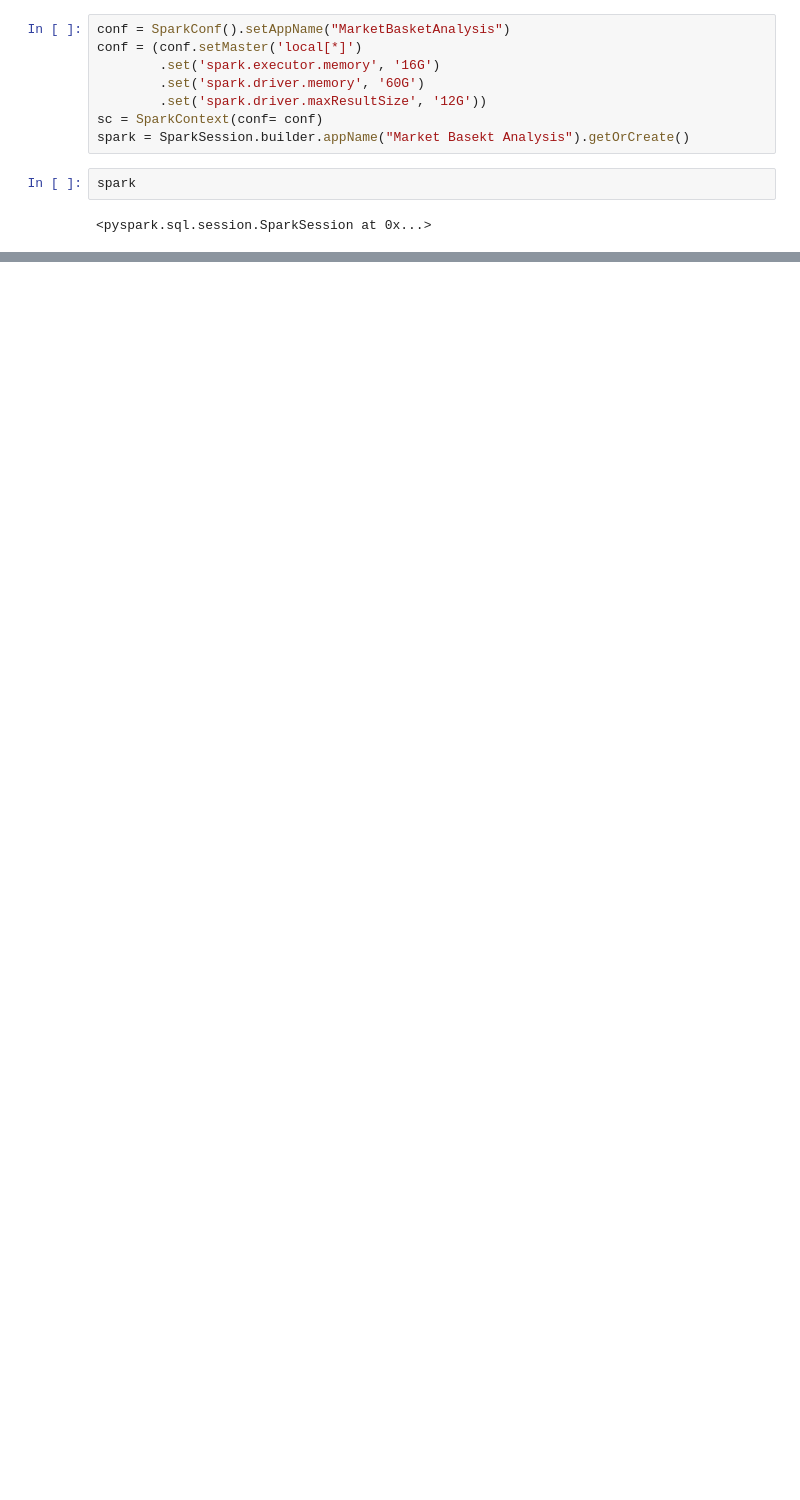
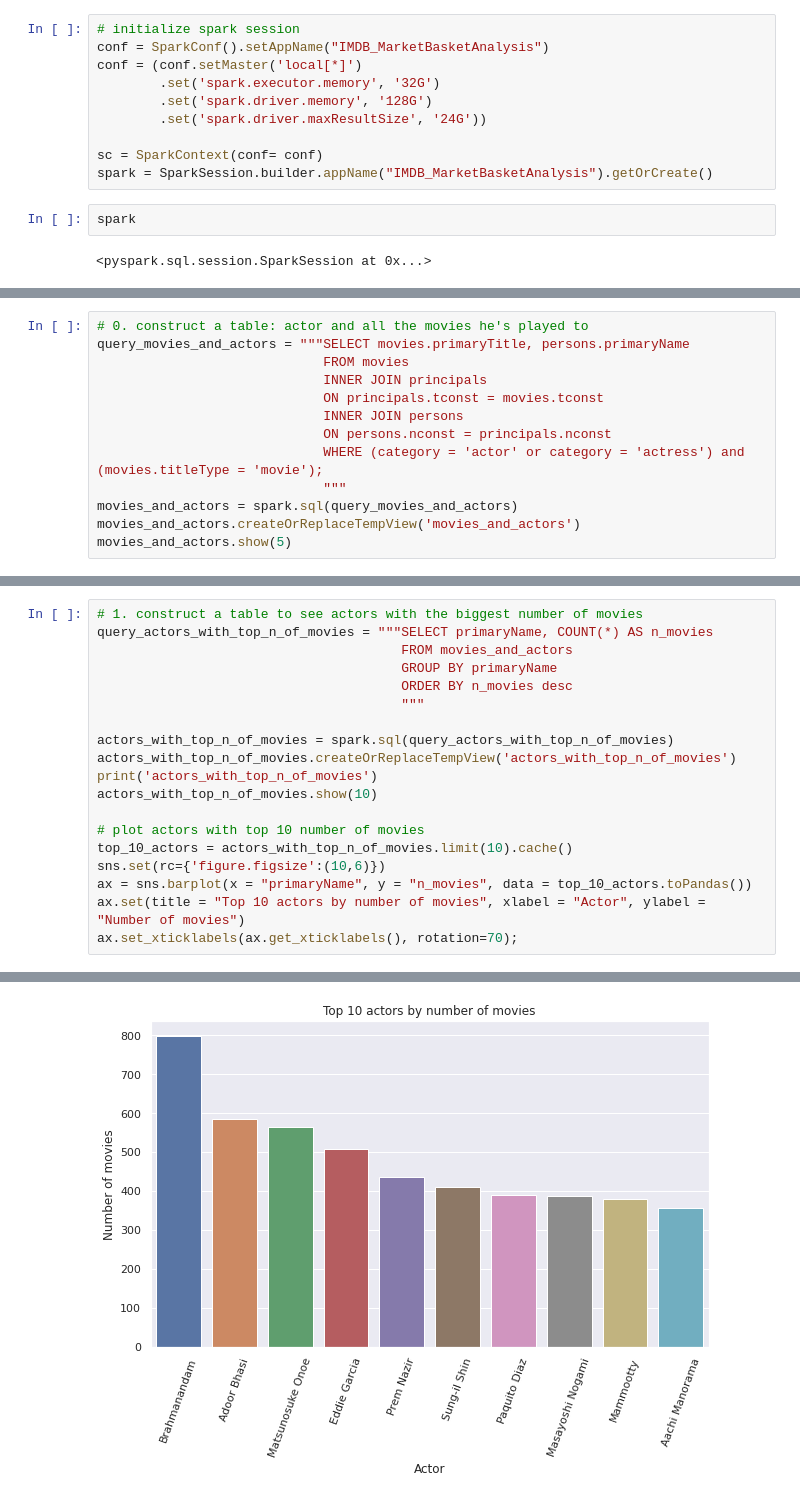
Before and after one commit to nataliakartasheva/AMD_MBA, a Jupyter notebook: AMD_MBA.ipynb, the cells around one changed output, grey strips where cells are left out. Cells and saved outputs as stored; diff of their text form; blank space fills up the shorter version.

```diff
--- a/AMD_MBA.ipynb
+++ b/AMD_MBA.ipynb
@@ -43,11 +81,13 @@ from wordcloud import WordCloud
 # %%
-conf = SparkConf().setAppName("MarketBasketAnalysis")
+# initialize spark session
+conf = SparkConf().setAppName("IMDB_MarketBasketAnalysis")
 conf = (conf.setMaster('local[*]')
-        .set('spark.executor.memory', '16G')
-        .set('spark.driver.memory', '60G')
-        .set('spark.driver.maxResultSize', '12G'))
+        .set('spark.executor.memory', '32G')
+        .set('spark.driver.memory', '128G')
+        .set('spark.driver.maxResultSize', '24G'))
+
 sc = SparkContext(conf= conf)
-spark = SparkSession.builder.appName("Market Basekt Analysis").getOrCreate()
+spark = SparkSession.builder.appName("IMDB_MarketBasketAnalysis").getOrCreate()
 # %%
 spark
 # %% [output]
@@ -103,0 +187,13 @@ only showing top 5 rows
+# %%
+# 0. construct a table: actor and all the movies he's played to
+query_movies_and_actors = """SELECT movies.primaryTitle, persons.primaryName
+                             FROM movies
+                             INNER JOIN principals
+                             ON principals.tconst = movies.tconst
+                             INNER JOIN persons
+                             ON persons.nconst = principals.nconst
+                             WHERE (category = 'actor' or category = 'actress') and (movies.titleType = 'movie');
+                             """
+movies_and_actors = spark.sql(query_movies_and_actors)
+movies_and_actors.createOrReplaceTempView('movies_and_actors')
+movies_and_actors.show(5)
@@ -103,0 +211,20 @@ only showing top 5 rows
+# %%
+# 1. construct a table to see actors with the biggest number of movies
+query_actors_with_top_n_of_movies = """SELECT primaryName, COUNT(*) AS n_movies
+                                       FROM movies_and_actors
+                                       GROUP BY primaryName
+                                       ORDER BY n_movies desc
+                                       """
+
+actors_with_top_n_of_movies = spark.sql(query_actors_with_top_n_of_movies)
+actors_with_top_n_of_movies.createOrReplaceTempView('actors_with_top_n_of_movies')
+print('actors_with_top_n_of_movies')
+actors_with_top_n_of_movies.show(10)
+
+# plot actors with top 10 number of movies
+top_10_actors = actors_with_top_n_of_movies.limit(10).cache()
+sns.set(rc={'figure.figsize':(10,6)})
+ax = sns.barplot(x = "primaryName", y = "n_movies", data = top_10_actors.toPandas())
+ax.set(title = "Top 10 actors by number of movies", xlabel = "Actor", ylabel = "Number of movies")
+ax.set_xticklabels(ax.get_xticklabels(), rotation=70);
+# %% [output]
@@ -103,0 +247 @@ only showing top 5 rows
+[figure, added]
```
Also changed, not shown: parts of 38 cells of this notebook.
